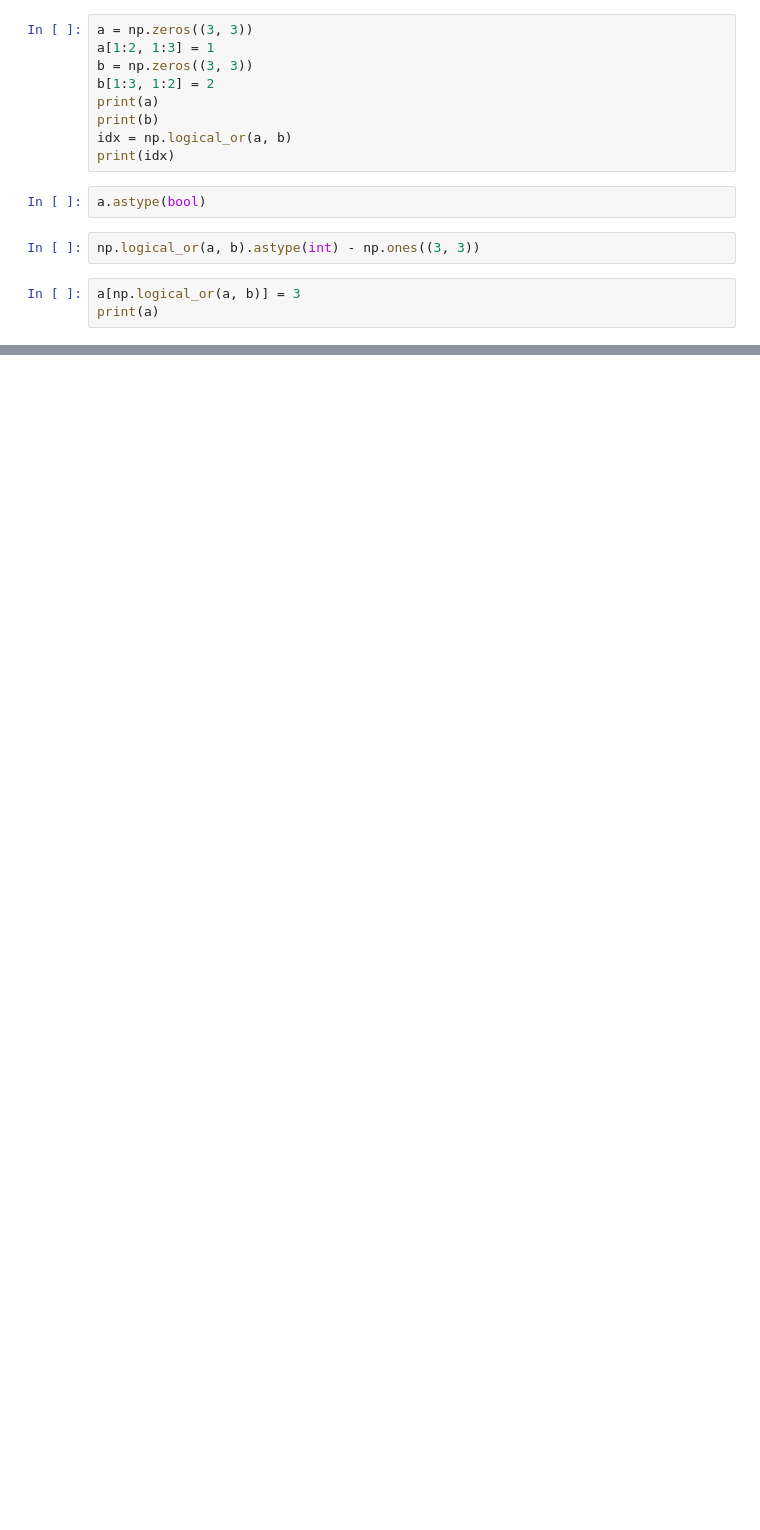
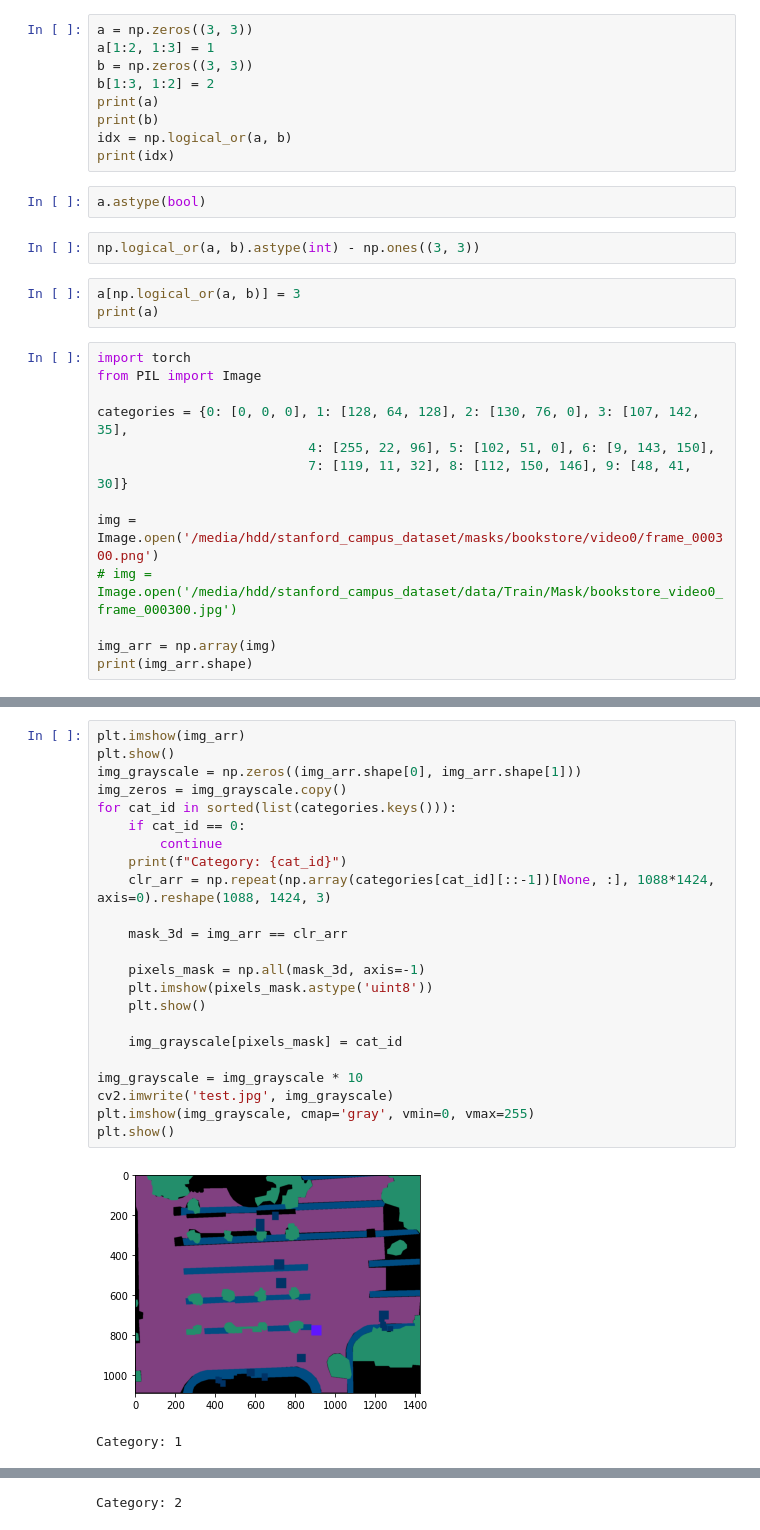
Before and after one commit to MZHI/stanford_drone_dataset_to_semantic_task, a Jupyter notebook: data_preprocessing.ipynb, the cells around one changed output, grey strips where cells are left out. Drawn from its saved outputs; the diff is of its cells as text; blank space fills up the shorter version.

```diff
--- a/data_preprocessing.ipynb
+++ b/data_preprocessing.ipynb
@@ -329,3 +341,16 @@ np.logical_or(a, b).astype(int) - np.ones((3, 3))
 # %%
 a[np.logical_or(a, b)] = 3
 print(a)
+# %%
+import torch
+from PIL import Image
+
+categories = {0: [0, 0, 0], 1: [128, 64, 128], 2: [130, 76, 0], 3: [107, 142, 35],
+                           4: [255, 22, 96], 5: [102, 51, 0], 6: [9, 143, 150],
+                           7: [119, 11, 32], 8: [112, 150, 146], 9: [48, 41, 30]}
+
+img = Image.open('/media/hdd/stanford_campus_dataset/masks/bookstore/video0/frame_000300.png')
+# img = Image.open('/media/hdd/stanford_campus_dataset/data/Train/Mask/bookstore_video0_frame_000300.jpg')
+
+img_arr = np.array(img)
+print(img_arr.shape)
@@ -331,0 +363,26 @@ print(a)
+# %%
+plt.imshow(img_arr)
+plt.show()
+img_grayscale = np.zeros((img_arr.shape[0], img_arr.shape[1]))
+img_zeros = img_grayscale.copy()
+for cat_id in sorted(list(categories.keys())):
+    if cat_id == 0:
+        continue
+    print(f"Category: {cat_id}")
+    clr_arr = np.repeat(np.array(categories[cat_id][::-1])[None, :], 1088*1424, axis=0).reshape(1088, 1424, 3)
+
+    mask_3d = img_arr == clr_arr
+
+    pixels_mask = np.all(mask_3d, axis=-1)
+    plt.imshow(pixels_mask.astype('uint8'))
+    plt.show()
+
+    img_grayscale[pixels_mask] = cat_id
+
+img_grayscale = img_grayscale * 10
+cv2.imwrite('test.jpg', img_grayscale)
+plt.imshow(img_grayscale, cmap='gray', vmin=0, vmax=255)
+plt.show()
+# %% [output]
+[figure, added]
+Category: 1
@@ -331,0 +390 @@ print(a)
+Category: 2
```
Also changed, not shown: parts of 14 cells of this notebook.
